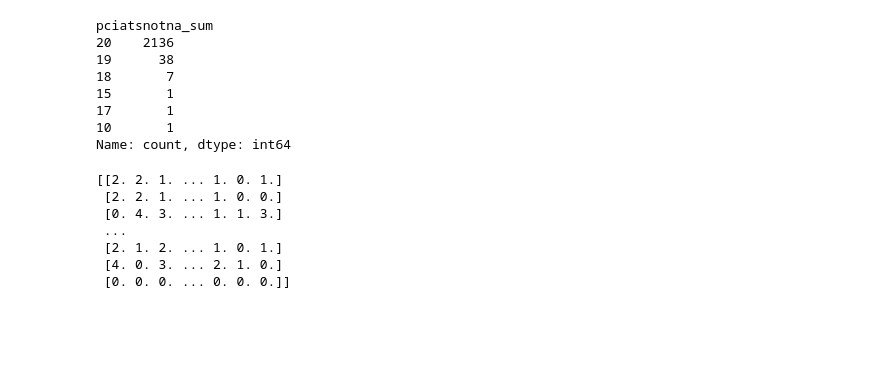
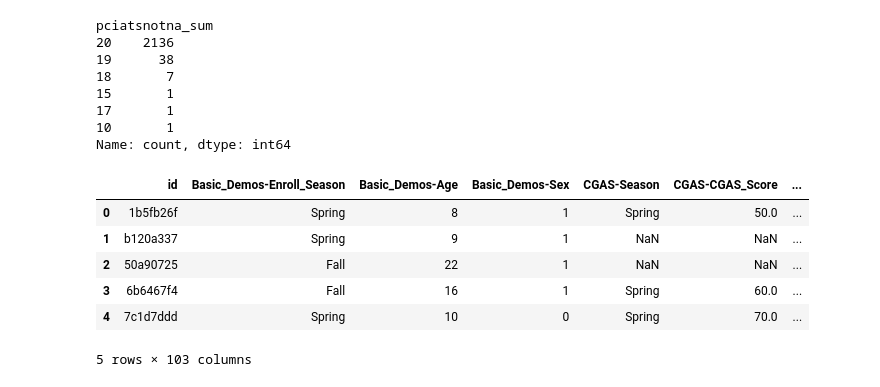
Before and after one commit to aarondweinberg/CMI_problematic_internet_use, a Jupyter notebook: EW_Exploration2.ipynb, the cells around one changed output. Cells and saved outputs as stored; diff of their text form; code cells hidden in the pictures; blank space fills up the shorter version.

```diff
--- a/EW_Exploration2.ipynb
+++ b/EW_Exploration2.ipynb
@@ -56,14 +58,4 @@ imputer = KNNImputer(n_neighbors=5, weights='uniform', metric='nan_euclidean')
 # %%
 imputations=imputer.fit_transform(train[pciats])
-# %%
-print(imputations)
-# %% [output]
-[[2. 2. 1. ... 1. 0. 1.]
- [2. 2. 1. ... 1. 0. 0.]
- [0. 4. 3. ... 1. 1. 3.]
- ...
- [2. 1. 2. ... 1. 0. 1.]
- [4. 0. 3. ... 2. 1. 0.]
- [0. 0. 0. ... 0. 0. 0.]]
 # %%
 df2 = pd.DataFrame(imputations, columns=pciats)
@@ -69,0 +66,10 @@ df2 = pd.DataFrame(imputations, columns=pciats)
+# %%
+train_imp.head()
+# %% [output]
+|  | id | Basic_Demos-Enroll_Season | Basic_Demos-Age | Basic_Demos-Sex | CGAS-Season | CGAS-CGAS_Score | ... |
+| 0 | 1b5fb26f | Spring | 8 | 1 | Spring | 50.0 | ... |
+| 1 | b120a337 | Spring | 9 | 1 | NaN | NaN | ... |
+| 2 | 50a90725 | Fall | 22 | 1 | NaN | NaN | ... |
+| 3 | 6b6467f4 | Fall | 16 | 1 | Spring | 60.0 | ... |
+| 4 | 7c1d7ddd | Spring | 10 | 0 | Spring | 70.0 | ... |
+5 rows × 103 columns
```
Also changed, not shown: parts of 18 cells of this notebook, 2 other files.
